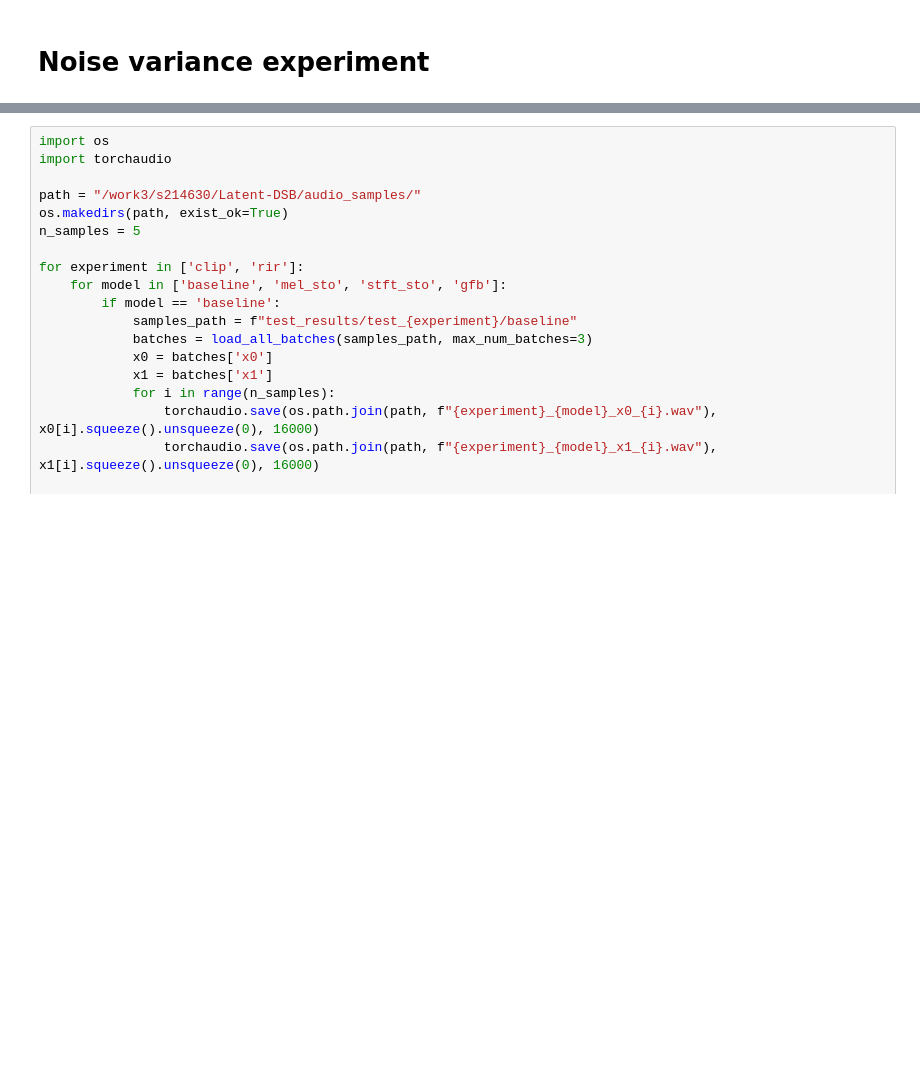
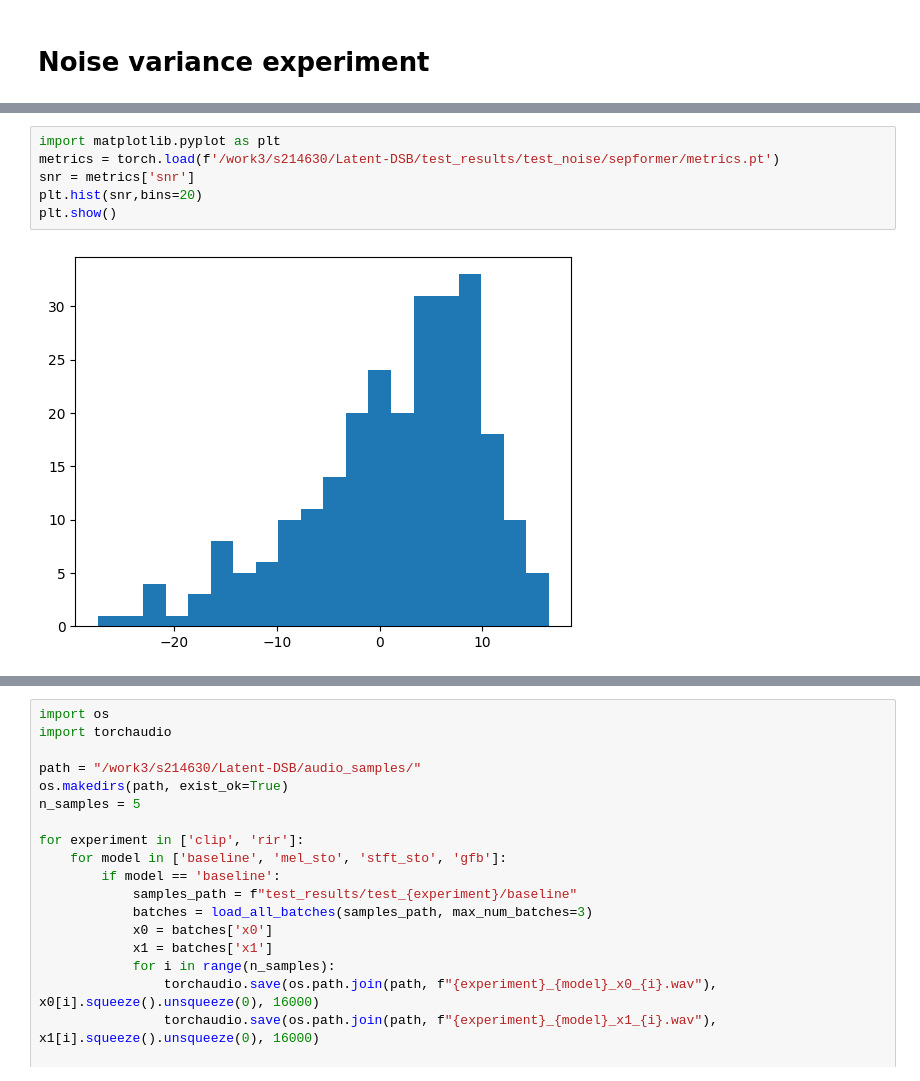
Before and after one commit to kommodeskab/Latent-DSB, a Jupyter notebook: analysis.ipynb, the cells around one changed output, grey strips where cells are left out. Drawn from its saved outputs; the diff is of its cells as text; blank space fills up the shorter version.

```diff
--- a/analysis.ipynb
+++ b/analysis.ipynb
@@ -51,3 +92,11 @@ model_to_color = {
+# %%
+import matplotlib.pyplot as plt
+metrics = torch.load(f'/work3/s214630/Latent-DSB/test_results/test_noise/sepformer/metrics.pt')
+snr = metrics['snr']
+plt.hist(snr,bins=20)
+plt.show()
+# %% [output]
+[figure, added]
 # %%
 import matplotlib.pyplot as plt
 import torch
```
Also changed, not shown: parts of 10 cells of this notebook, 33 other files.
